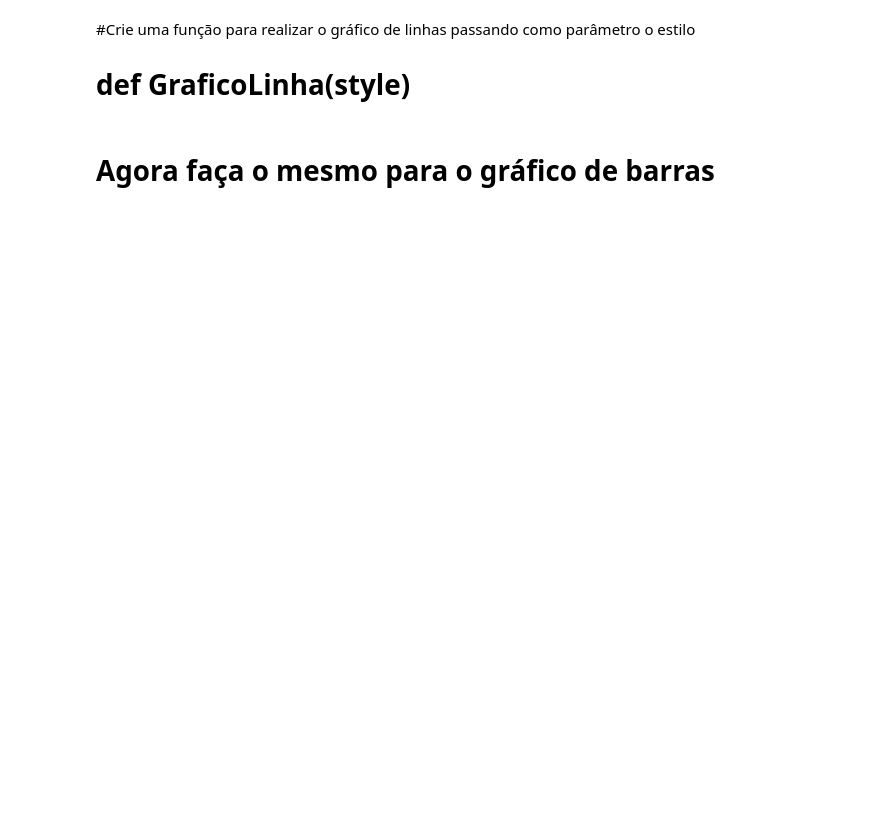
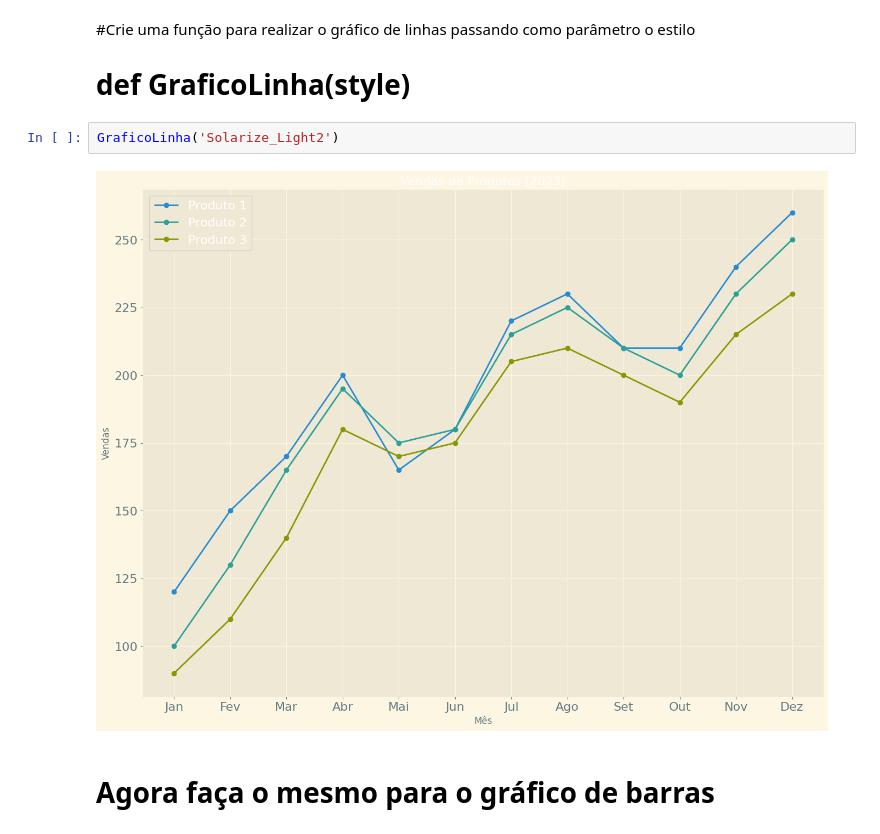
Before and after one commit to DanielBrisch/AtividadesMineracao, a Jupyter notebook: Tipos_de_Gráficos_Roteiro.ipynb, the cells around one changed output. Drawn from its saved outputs; the diff is of its cells as text; blank space fills up the shorter version.

```diff
--- a/Tipos_de_Gráficos_Roteiro.ipynb
+++ b/Tipos_de_Gráficos_Roteiro.ipynb
@@ -84,5 +92,9 @@ plt.style.available
 #Crie uma função para realizar o gráfico de linhas passando como parâmetro o estilo
 
 # def GraficoLinha(style)
+# %%
+GraficoLinha('Solarize_Light2')
+# %% [output]
+[figure, added]
 # %% [markdown]
 # Agora faça o mesmo para o gráfico de barras
```
Also changed, not shown: parts of 18 cells of this notebook.
